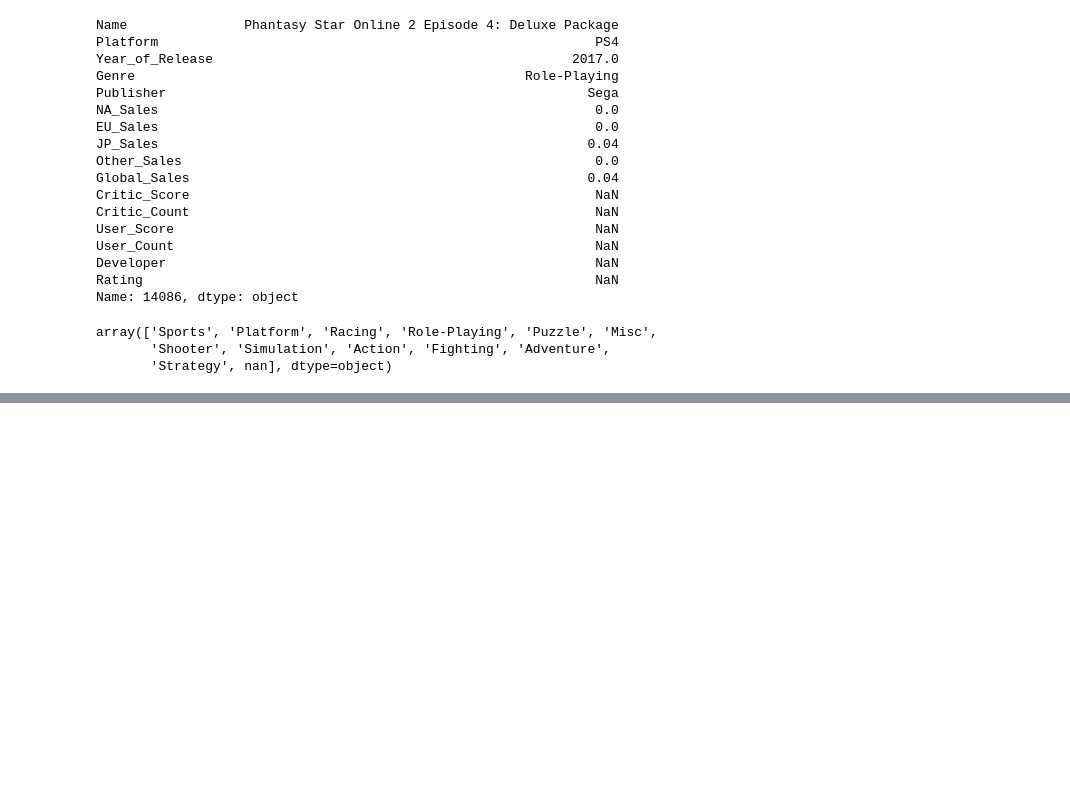
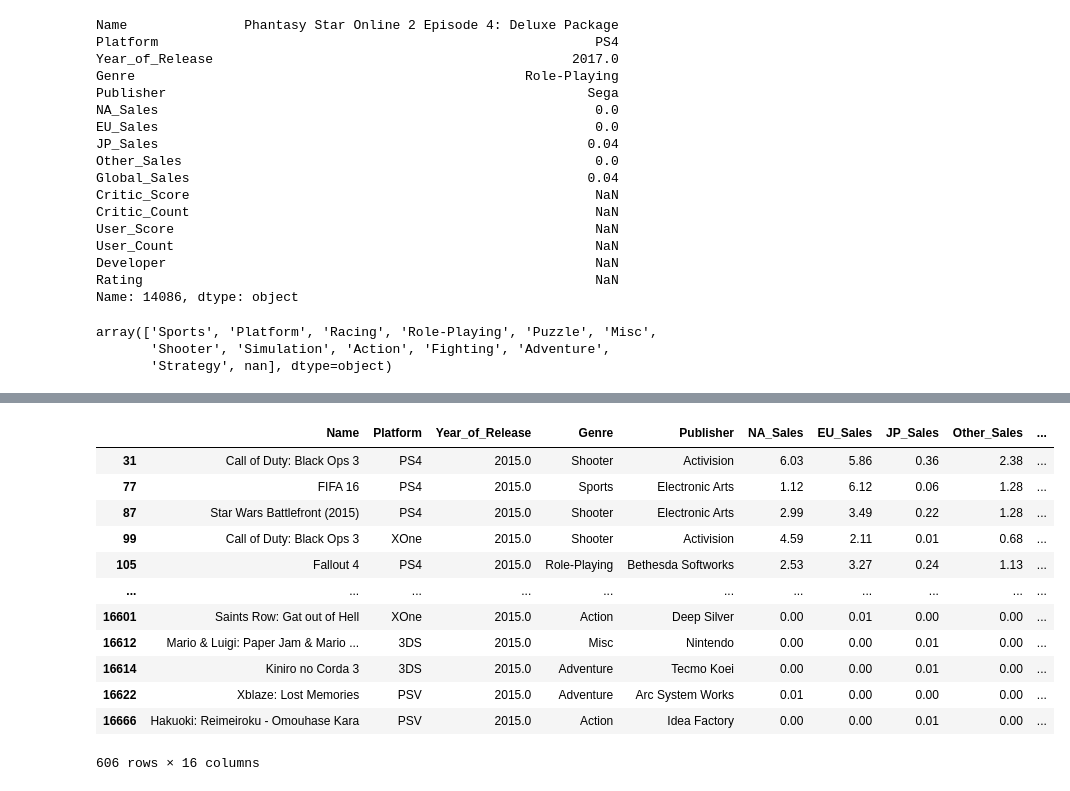
Before and after one commit to LorenzoAnogITSAR/esame_dva, a Jupyter notebook: analisi.ipynb, the cells around one changed output, grey strips where cells are left out. Saved outputs shown, nothing was run; the diff lists cells and outputs as text; code cells hidden in the pictures; blank space fills up the shorter version.

```diff
--- a/analisi.ipynb
+++ b/analisi.ipynb
@@ -54,0 +63,18 @@ array(['Sports', 'Platform', 'Racing', 'Role-Playing', 'Puzzle', 'Misc',
+# %%
+df_pulito = df[df['Year_of_Release'] < 2016]
+# %%
+df_pulito[df_pulito['Year_of_Release'] > 2014]
+# %% [output]
+|  | Name | Platform | Year_of_Release | Genre | Publisher | NA_Sales | EU_Sales | JP_Sales | Other_Sales | ... |
+| 31 | Call of Duty: Black Ops 3 | PS4 | 2015.0 | Shooter | Activision | 6.03 | 5.86 | 0.36 | 2.38 | ... |
+| 77 | FIFA 16 | PS4 | 2015.0 | Sports | Electronic Arts | 1.12 | 6.12 | 0.06 | 1.28 | ... |
+| 87 | Star Wars Battlefront (2015) | PS4 | 2015.0 | Shooter | Electronic Arts | 2.99 | 3.49 | 0.22 | 1.28 | ... |
+| 99 | Call of Duty: Black Ops 3 | XOne | 2015.0 | Shooter | Activision | 4.59 | 2.11 | 0.01 | 0.68 | ... |
+| 105 | Fallout 4 | PS4 | 2015.0 | Role-Playing | Bethesda Softworks | 2.53 | 3.27 | 0.24 | 1.13 | ... |
+| ... | ... | ... | ... | ... | ... | ... | ... | ... | ... | ... |
+| 16601 | Saints Row: Gat out of Hell | XOne | 2015.0 | Action | Deep Silver | 0.00 | 0.01 | 0.00 | 0.00 | ... |
+| 16612 | Mario & Luigi: Paper Jam & Mario ... | 3DS | 2015.0 | Misc | Nintendo | 0.00 | 0.00 | 0.01 | 0.00 | ... |
+| 16614 | Kiniro no Corda 3 | 3DS | 2015.0 | Adventure | Tecmo Koei | 0.00 | 0.00 | 0.01 | 0.00 | ... |
+| 16622 | Xblaze: Lost Memories | PSV | 2015.0 | Adventure | Arc System Works | 0.01 | 0.00 | 0.00 | 0.00 | ... |
+| 16666 | Hakuoki: Reimeiroku - Omouhase Kara | PSV | 2015.0 | Action | Idea Factory | 0.00 | 0.00 | 0.01 | 0.00 | ... |
+606 rows × 16 columns
```
Also changed, not shown: parts of 1 cell of this notebook.
